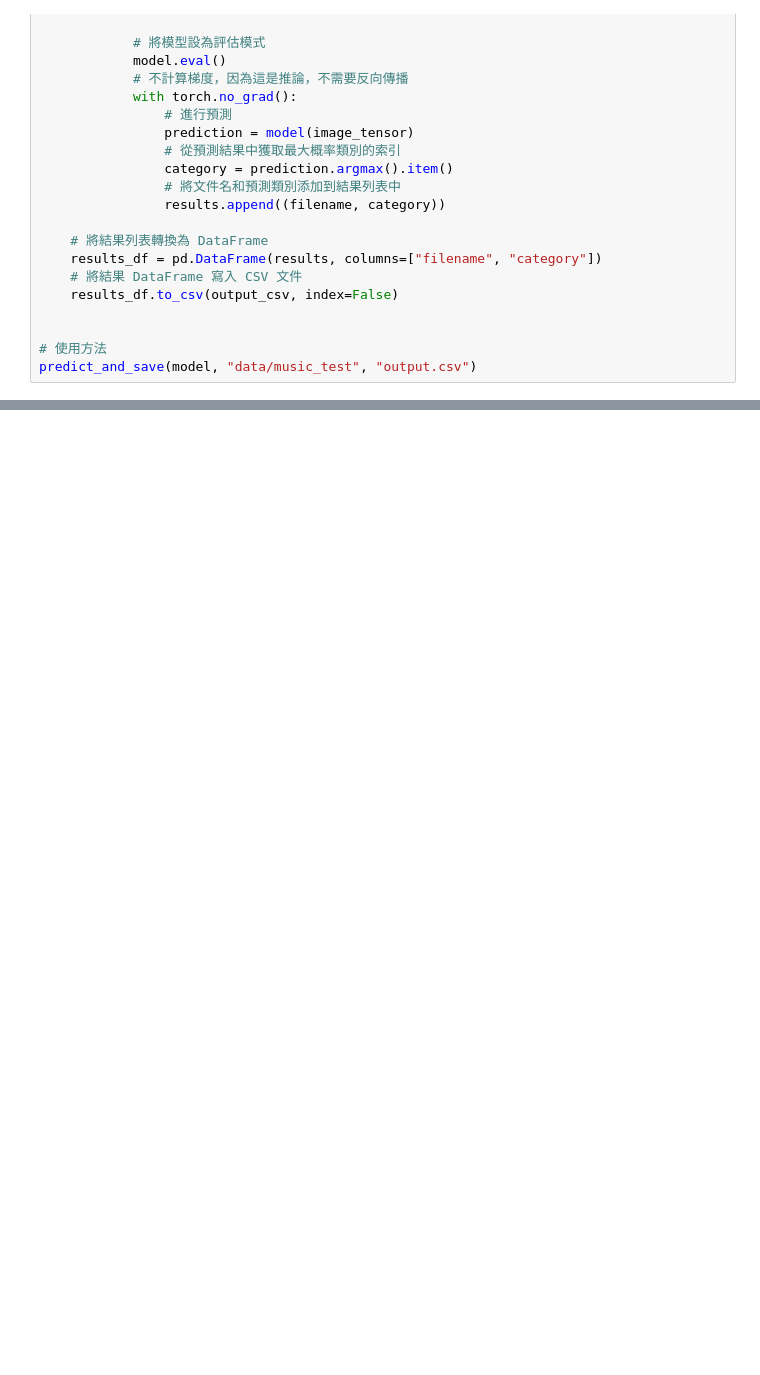
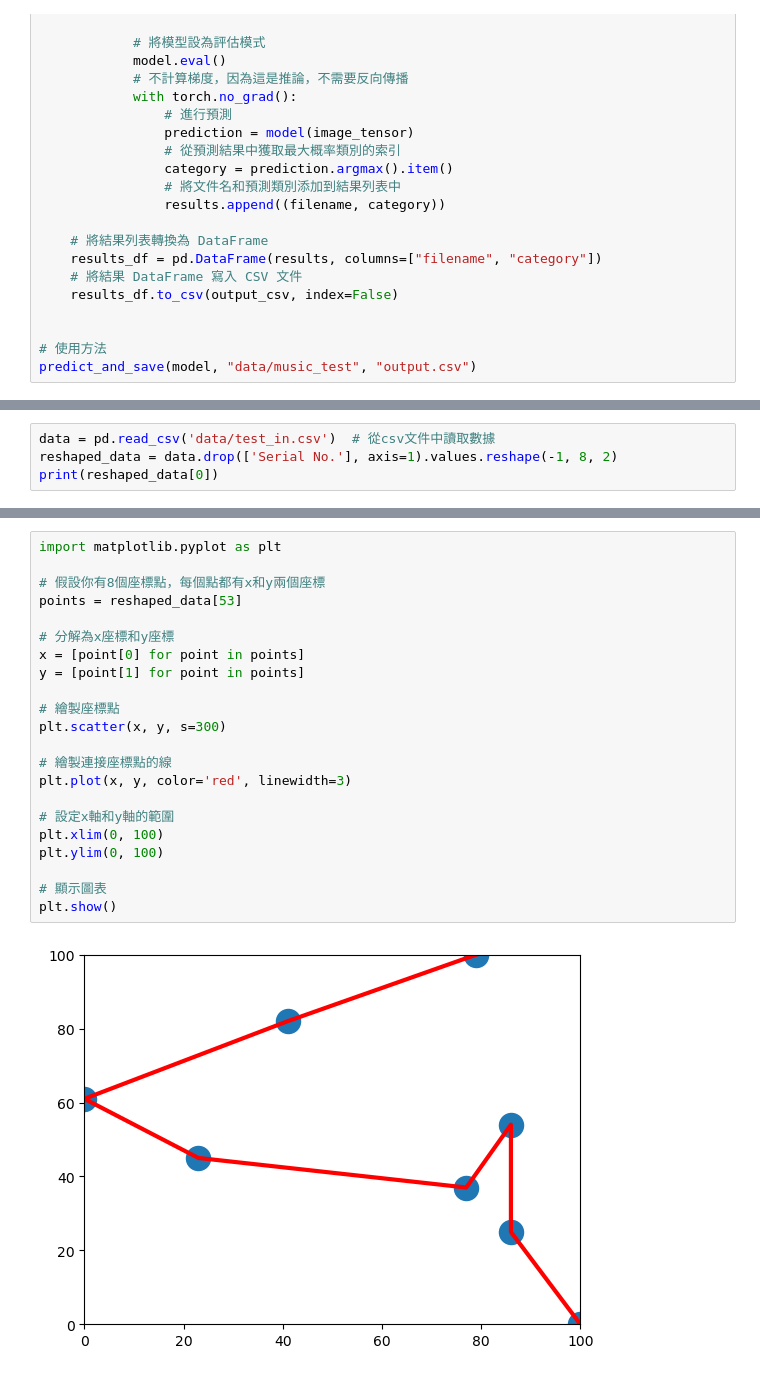
Before and after one commit to Royyang1203/School_work, a Jupyter notebook: S6/DL/hw3_online-character-recognition/410921208_hw3.ipynb, the cells around one changed output, grey strips where cells are left out. Drawn from its saved outputs; the diff is of its cells as text; blank space fills up the shorter version.

```diff
--- a/S6/DL/hw3_online-character-recognition/410921208_hw3.ipynb
+++ b/S6/DL/hw3_online-character-recognition/410921208_hw3.ipynb
@@ -601,0 +564,4 @@ predict_and_save(model, "data/music_test", "output.csv")
+# %%
+data = pd.read_csv('data/test_in.csv')  # 從csv文件中讀取數據
+reshaped_data = data.drop(['Serial No.'], axis=1).values.reshape(-1, 8, 2)
+print(reshaped_data[0])
@@ -601,0 +577,24 @@ predict_and_save(model, "data/music_test", "output.csv")
+# %%
+import matplotlib.pyplot as plt
+
+# 假設你有8個座標點，每個點都有x和y兩個座標
+points = reshaped_data[53]
+
+# 分解為x座標和y座標
+x = [point[0] for point in points]
+y = [point[1] for point in points]
+
+# 繪製座標點
+plt.scatter(x, y, s=300)
+
+# 繪製連接座標點的線
+plt.plot(x, y, color='red', linewidth=3)
+
+# 設定x軸和y軸的範圍
+plt.xlim(0, 100)
+plt.ylim(0, 100)
+
+# 顯示圖表
+plt.show()
+# %% [output]
+[figure, added]
```
Also changed, not shown: parts of 23 cells of this notebook.
